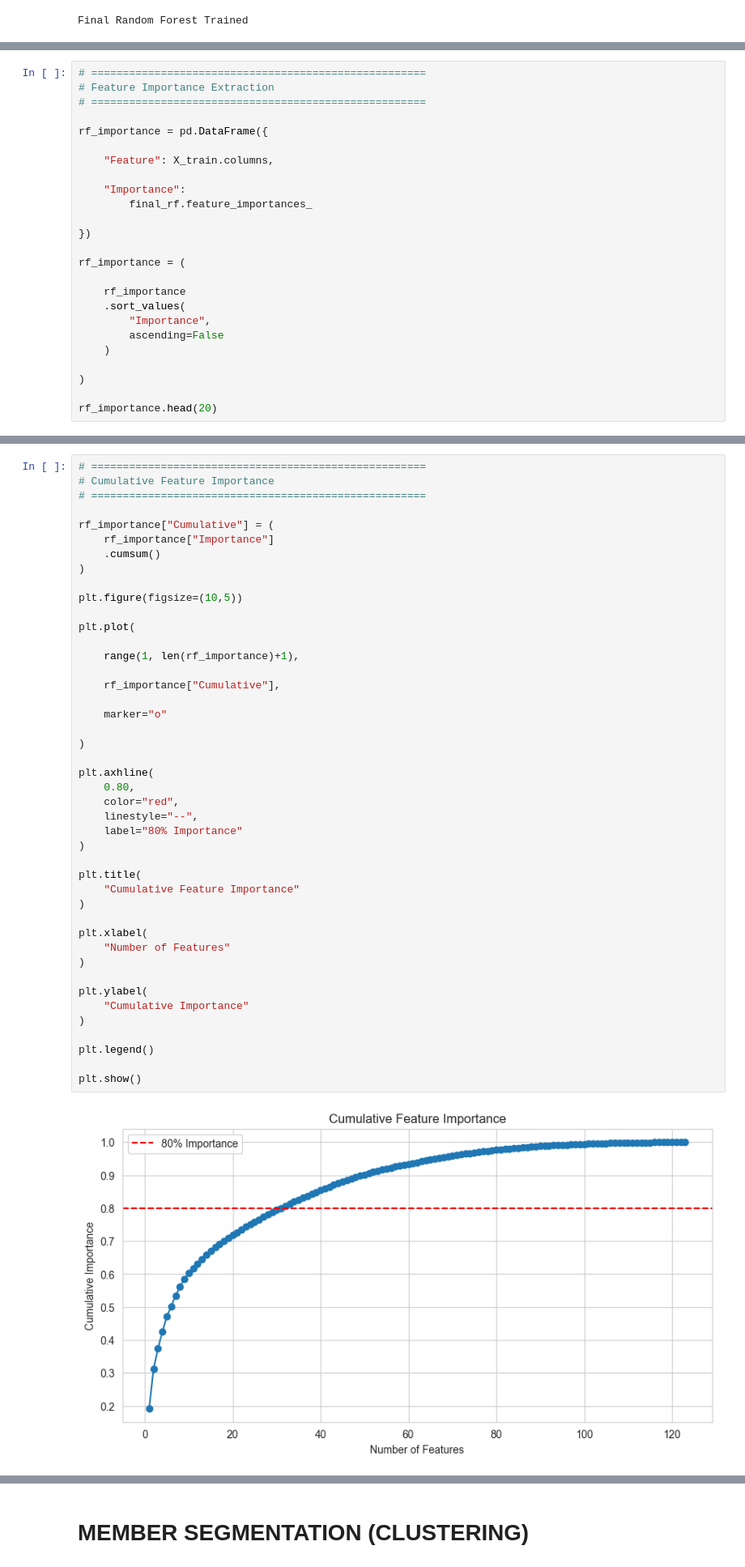
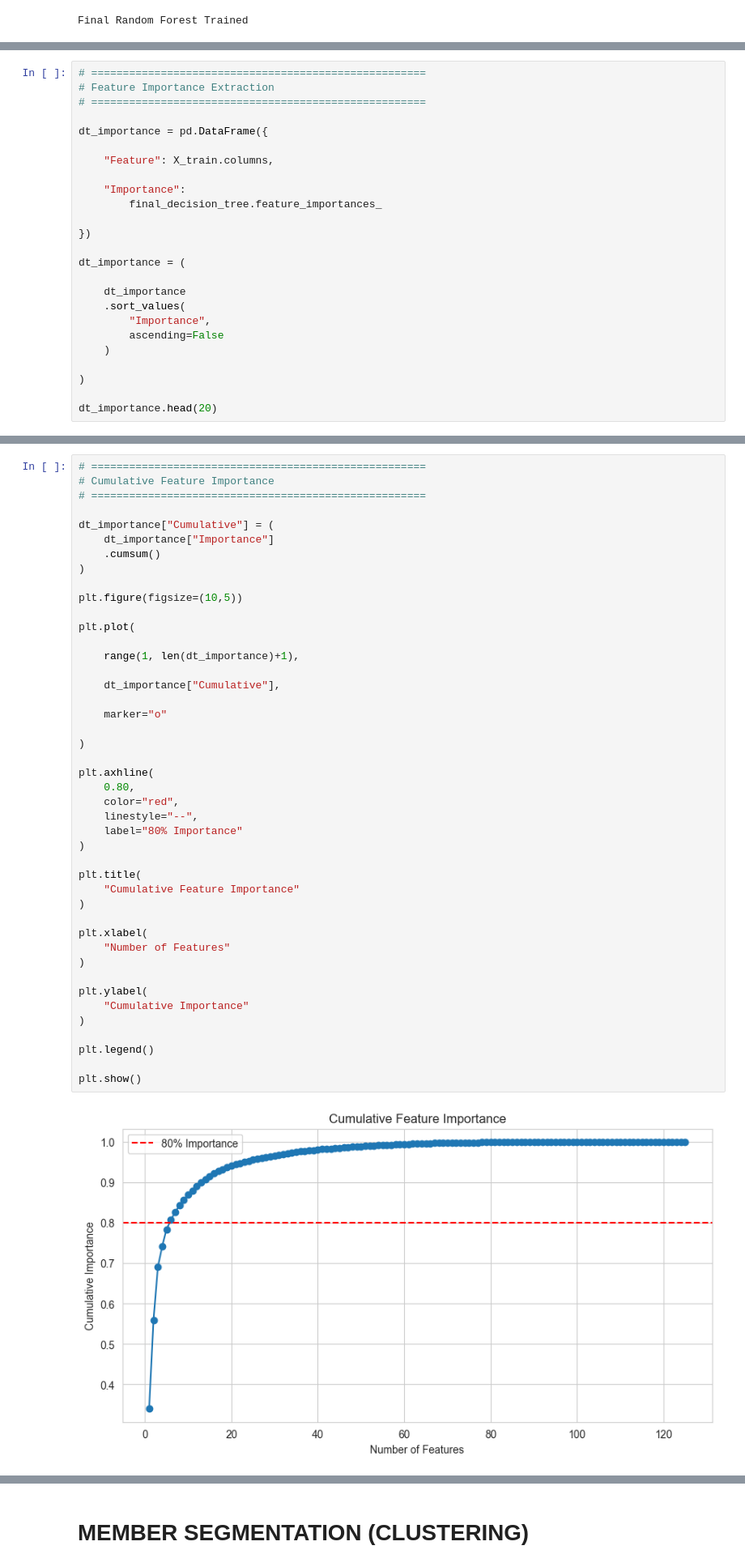
Before and after one commit to RiyaaaC09/CapstoneProject-DS-, a Jupyter notebook: Preventive_healthcare.ipynb, the cells around one changed output, grey strips where cells are left out. Shown at 81% size. Drawn from its saved outputs; the diff is of its cells as text.

```diff
--- a/Preventive_healthcare.ipynb
+++ b/Preventive_healthcare.ipynb
@@ -4846,18 +4846,18 @@ display(prediction_demo)
 # Feature Importance Extraction
 # =====================================================
 
-rf_importance = pd.DataFrame({
+dt_importance = pd.DataFrame({
 
     "Feature": X_train.columns,
 
     "Importance":
-        final_rf.feature_importances_
+        final_decision_tree.feature_importances_
 
 })
 
-rf_importance = (
+dt_importance = (
 
-    rf_importance
+    dt_importance
     .sort_values(
         "Importance",
         ascending=False
@@ -4865,6 +4865,6 @@ rf_importance = (
 
 )
 
-rf_importance.head(20)
+dt_importance.head(20)
 # %% [output]
 |  | Feature | Importance |
@@ -4974,8 +4979,8 @@ Passing `palette` without assigning `hue` is deprecated and will be removed in v
 # Cumulative Feature Importance
 # =====================================================
 
-rf_importance["Cumulative"] = (
-    rf_importance["Importance"]
+dt_importance["Cumulative"] = (
+    dt_importance["Importance"]
     .cumsum()
 )
 
@@ -4983,37 +4988,37 @@ plt.figure(figsize=(10,5))
 
 plt.plot(
 
-    range(1, len(rf_importance)+1),
+    range(1, len(dt_importance)+1),
 
-    rf_importance["Cumulative"],
+    dt_importance["Cumulative"],
 
     marker="o"
 
 )
 
 plt.axhline(
     0.80,
     color="red",
     linestyle="--",
     label="80% Importance"
 )
 
 plt.title(
     "Cumulative Feature Importance"
 )
 
 plt.xlabel(
     "Number of Features"
 )
 
 plt.ylabel(
     "Cumulative Importance"
 )
 
 plt.legend()
 
 plt.show()
 # %% [output]
-[figure, old version]
+[figure, new version]
 # %%
 top_risk_drivers = (
```
Also changed, not shown: parts of 113 cells of this notebook, 19 other files.
